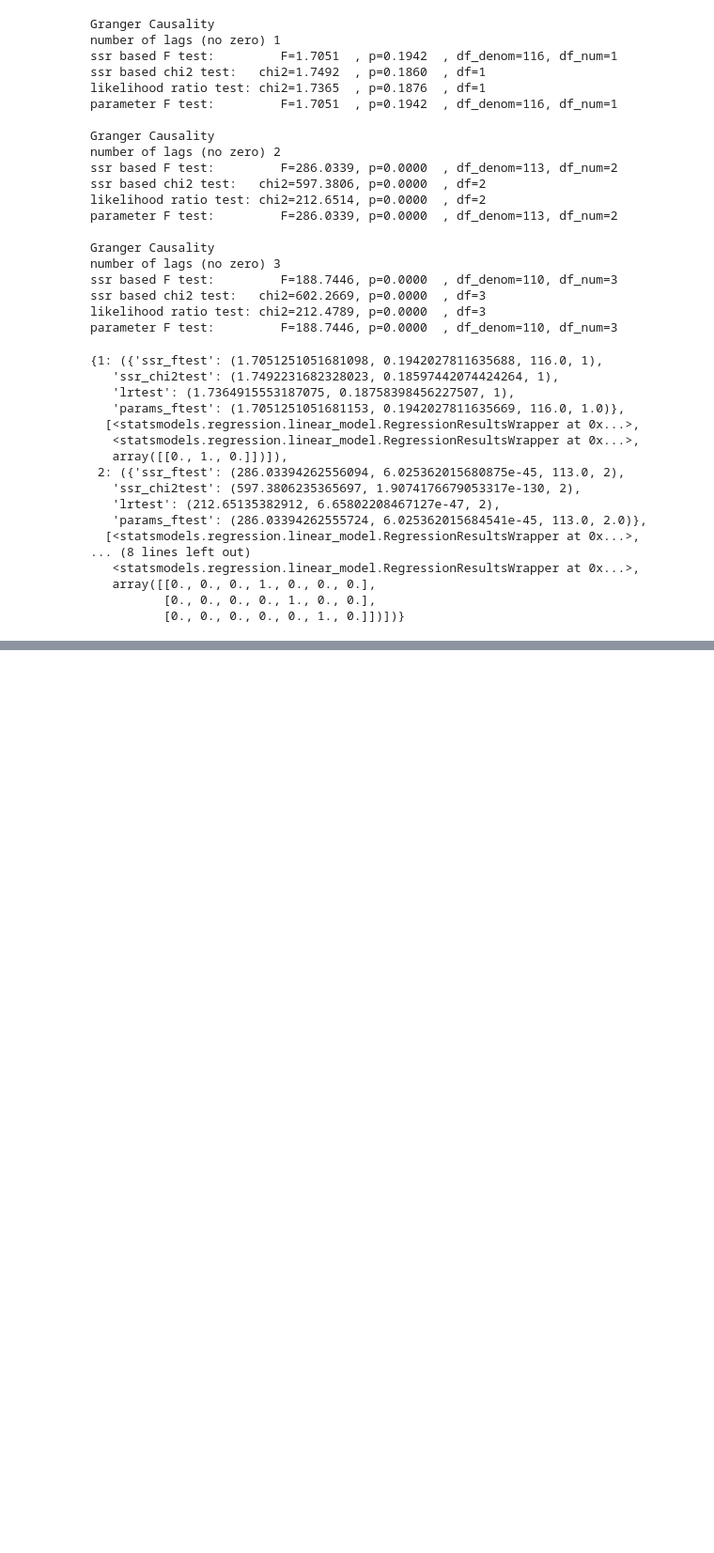
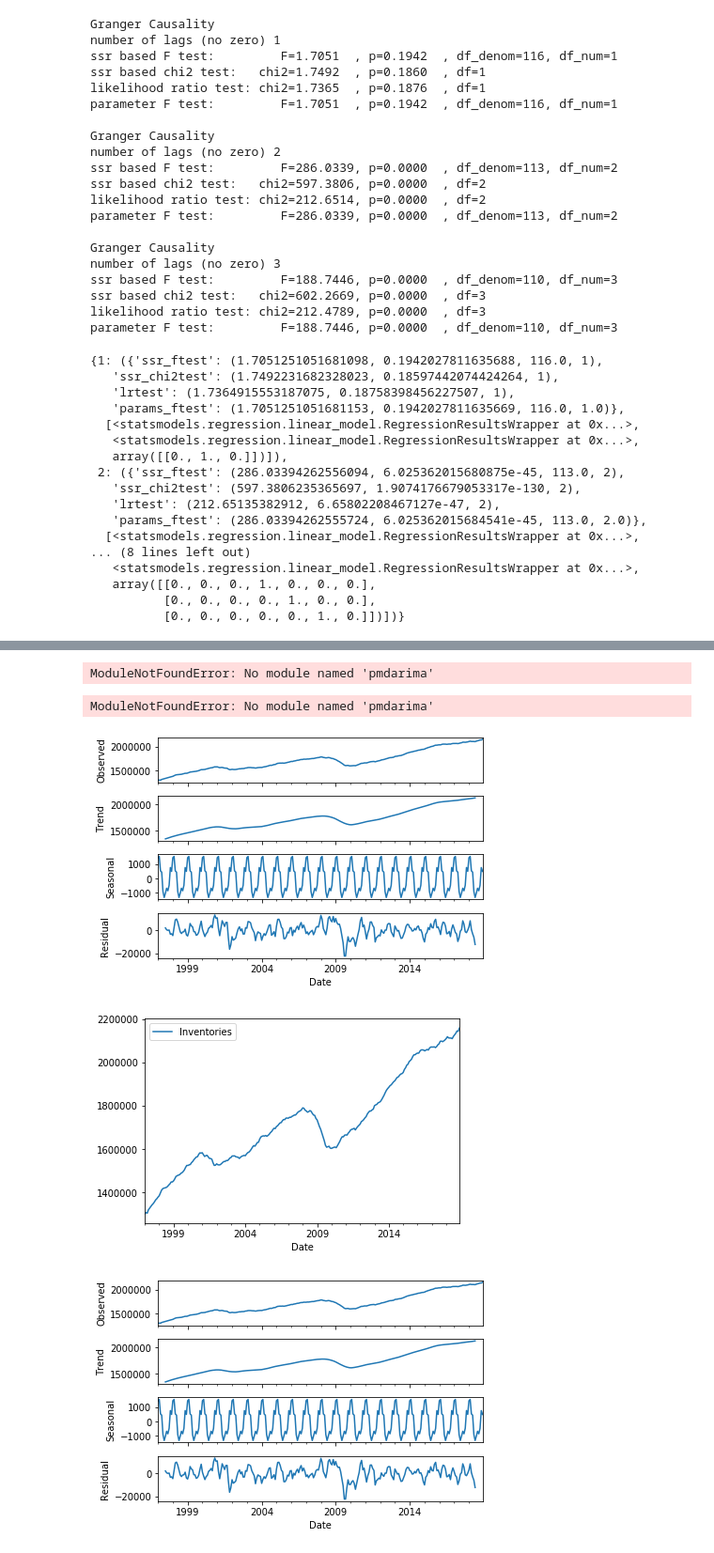
Before and after one commit to suman12345678/datascienceworknew, a Jupyter notebook: timeseries.ipynb, the cells around one changed output, grey strips where cells are left out. Shown at 94% size. Saved outputs shown, nothing was run; the diff lists cells and outputs as text; code cells hidden in the pictures; blank space fills up the shorter version.

```diff
--- a/timeseries.ipynb
+++ b/timeseries.ipynb
@@ -471,0 +511,39 @@ parameter F test:         F=188.7446, p=0.0000  , df_denom=110, df_num=3
+# %%
+from pmdarima import auto_arima
+#non stationary data
+df1=pd.read_csv(r'C:\Users\c_MukhopadhyayS.DS-S\Downloads\UDEMY-TSA-FINAL\UDEMY_TSA_FINAL\Data\airline_passengers.csv',index_col='Month',parse_dates=True)
+df1.index.freq='MS'
+#stationary data
+df2=pd.read_csv(r'C:\Users\c_MukhopadhyayS.DS-S\Downloads\UDEMY-TSA-FINAL\UDEMY_TSA_FINAL\Data\DailyTotalFemaleBirths.csv',index_col='Date',parse_dates=True)
+df2.index.freq='D'
+stepwisefit = auto_arima(df2['Births'],start_p=0,start_q=0,max_p=6,max_q=3,seasonal=False,trace=True)
+stepwisefit.summary()
+# %% [output]
+ModuleNotFoundError: No module named 'pmdarima'
+# %%
+from statsmodels.tsa.arima_model import ARMA,ARIMA,ARMAResults,ARIMAResults
+from statsmodels.graphics.tsaplots import plot_acf,plot_pacf
+from pmdarima import auto_arima
+#non stationary data
+df2=pd.read_csv(r'C:\Users\c_MukhopadhyayS.DS-S\Downloads\UDEMY-TSA-FINAL\UDEMY_TSA_FINAL\Data\TradeInventories.csv',index_col='Date',parse_dates=True)
+df2.index.freq='MS'
+#stationary data
+df1=pd.read_csv(r'C:\Users\c_MukhopadhyayS.DS-S\Downloads\UDEMY-TSA-FINAL\UDEMY_TSA_FINAL\Data\DailyTotalFemaleBirths.csv',index_col='Date',parse_dates=True)
+df1.index.freq='D'
+
+auto_arima(df1['Births'],seasonal=False).summary()
+# this gives us ARMa model as best with order of 2,2
+train=df1.iloc[:90]
+test=df1.iloc[90:]
+model=ARMA(train['Births'],order=(2,2))
+results=model.fit()
+results.summary()
+#predict future data
+start=len(train)
+end=len(train)+len(test)-1
+pred=results.predict(start,end).rename('ARMA (2,2) prediction')
+test['Births'].plot()
+pred.plot()
+# here model just predicted average value, so not a good model with ARMA
+# %% [output]
+ModuleNotFoundError: No module named 'pmdarima'
@@ -471,0 +577,14 @@ parameter F test:         F=188.7446, p=0.0000  , df_denom=110, df_num=3
+# %%
+# try with ARIMA
+df2=pd.read_csv(r'C:\Users\c_MukhopadhyayS.DS-S\Downloads\UDEMY-TSA-FINAL\UDEMY_TSA_FINAL\Data\TradeInventories.csv',index_col='Date',parse_dates=True)
+df2.index.freq='MS'
+
+df2.plot()
+# check seasonality
+from statsmodels.tsa.seasonal import seasonal_decompose
+result=seasonal_decompose(df2['Inventories'],model='add')
+result.plot()
+# %% [output]
+[figure, added]
+[figure, added]
+[figure, added]
```
Also changed, not shown: parts of 28 cells of this notebook.
